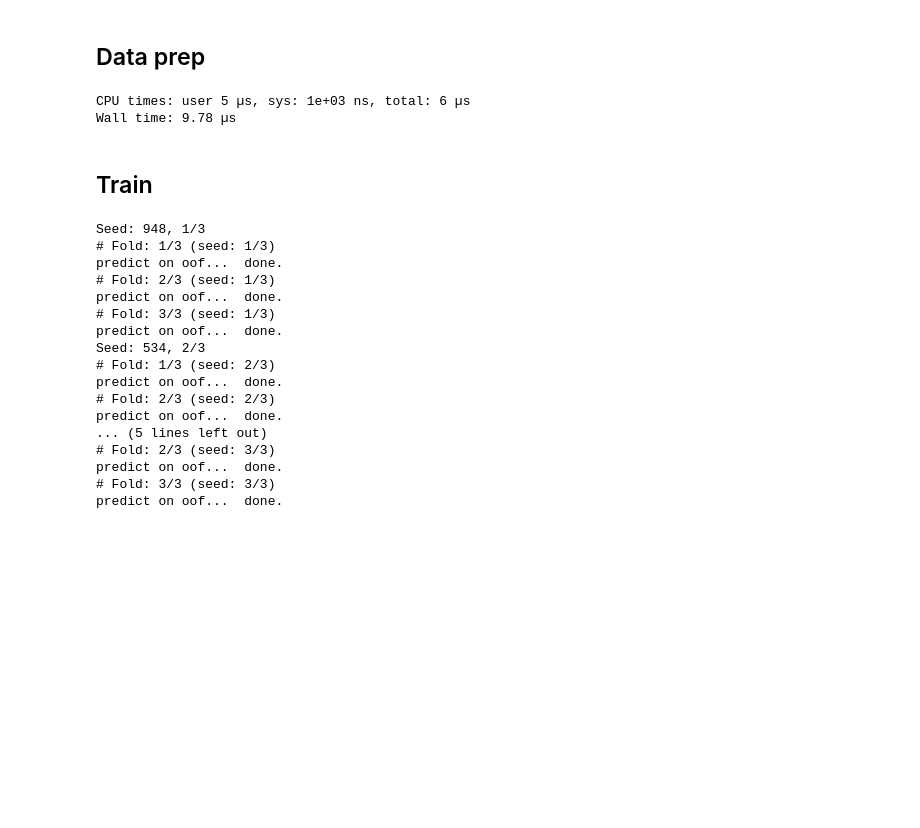
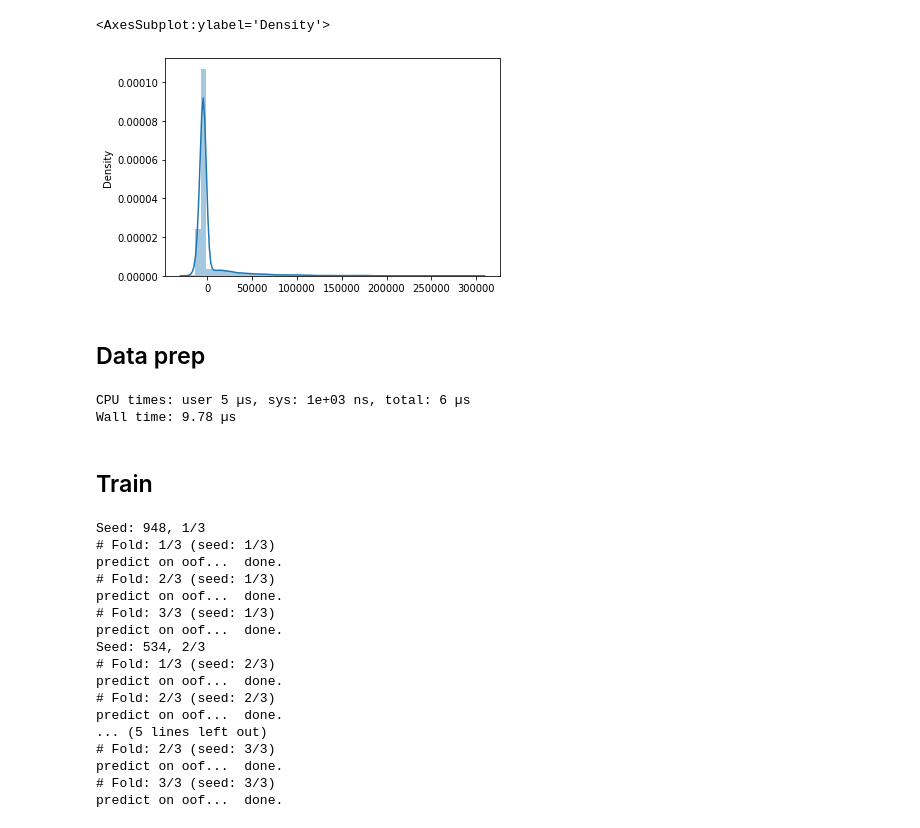
Before and after one commit to artkulak/idao-2021-finals, a Jupyter notebook: CatBoost.ipynb, the cells around one changed output. Cells and saved outputs as stored; diff of their text form; code cells hidden in the pictures; blank space fills up the shorter version.

```diff
--- a/CatBoost.ipynb
+++ b/CatBoost.ipynb
@@ -78,2 +78,4 @@ Wall time: 7.59 s
 # %%
 payments = payments.sort_values(by='day_dt', ascending = False).reset_index(drop = True)
+# %%
+target = ((funnel['sale_flg'] * funnel['sale_amount'].fillna(0) - funnel['contacts'].fillna(0)*400/0.1) > -4000).astype(int)
@@ -80,3 +119,9 @@ payments = payments.sort_values(by='day_dt', ascending = False).reset_index(drop
+# %%
+import seaborn as sns
+sns.distplot(target)
+# %% [output]
+<AxesSubplot:ylabel='Density'>
+[figure, added]
 # %% [markdown]
 ## Data prep
 # %%
```
Also changed, not shown: parts of 4 cells of this notebook, 9 other files.
